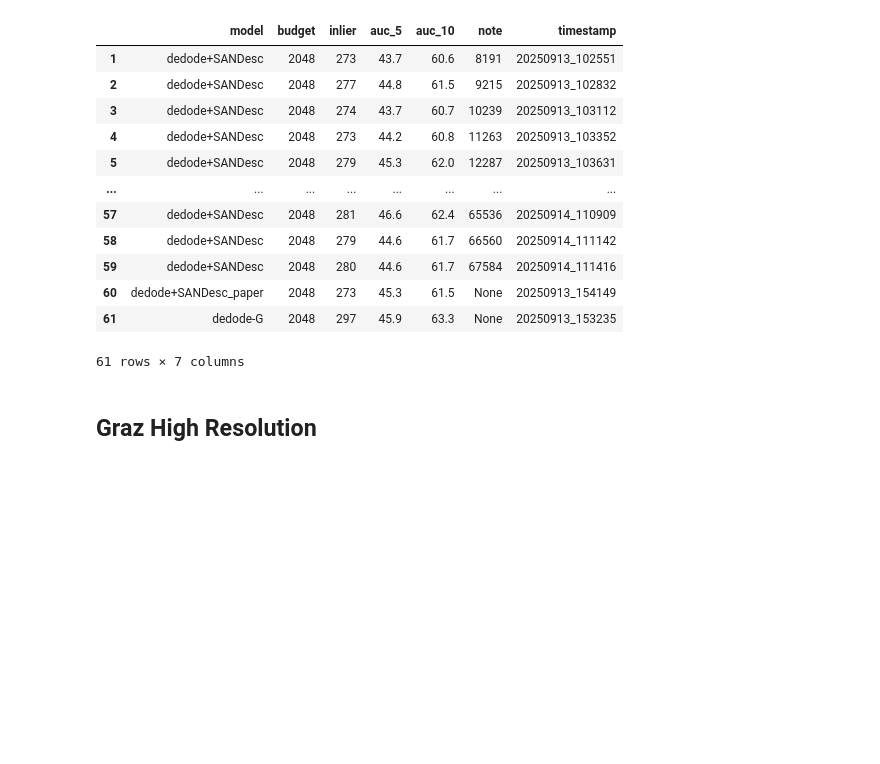
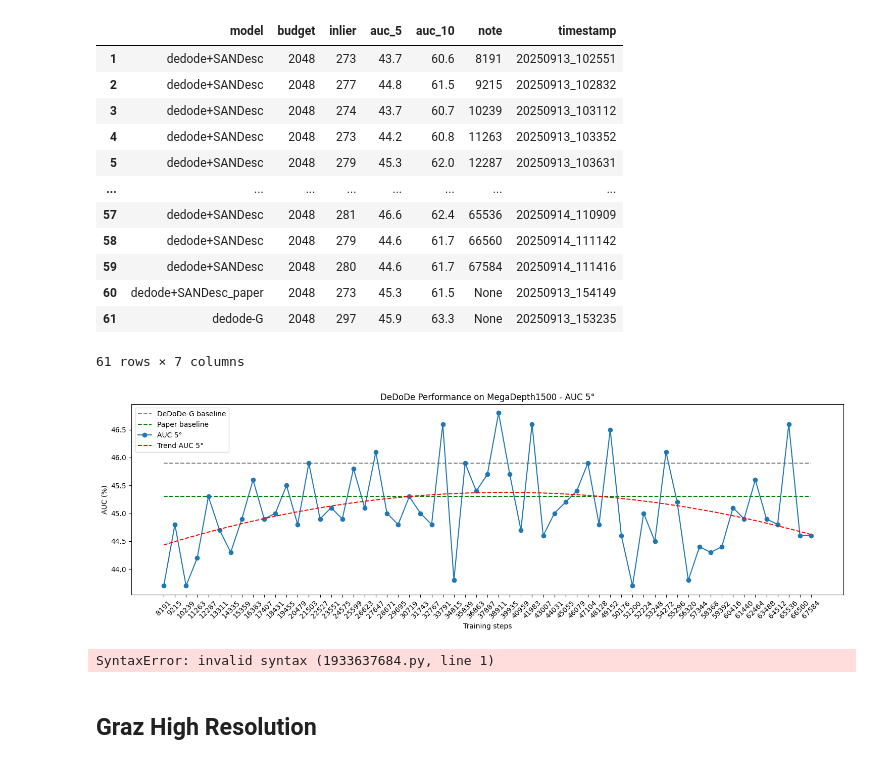
Before and after one commit to mattiadurso/keypoints_factory, a Jupyter notebook: benchmarks/read_results.ipynb, the cells around one changed output. Cells and saved outputs as stored; diff of their text form; code cells hidden in the pictures; blank space fills up the shorter version.

```diff
--- a/benchmarks/read_results.ipynb
+++ b/benchmarks/read_results.ipynb
@@ -62,6 +82,70 @@ df
 | 60 | dedode+SANDesc_paper | 2048 | 273 | 45.3 | 61.5 | None | 20250913_154149 |
 | 61 | dedode-G | 2048 | 297 | 45.9 | 63.3 | None | 20250913_153235 |
 61 rows × 7 columns
+# %%
+# plot int(note) vs metric for dedode only
+import numpy as np
+import matplotlib.pyplot as plt
+
+# Specify the metric to plot: 'inlier', 'auc_5', or 'auc_10'
+auc = 'auc_5'  # change to 'inlier', 'auc_5', or 'auc_10'
+
+df_plot = df[df['model'].str.contains('dedode') & ~df['note'].str.contains('None')]
+plt.figure(figsize=(15, 5))
+
+# Check if dedode-G exists in the data
+dedode_g_data = df[df['model']=='dedode-G']
+if len(dedode_g_data) > 0:
+    plt.hlines(y=dedode_g_data[auc].values[0],
+               xmin=df_plot['note'].astype(int).min(),
+               xmax=df_plot['note'].astype(int).max(),
+               colors='gray', linestyles='dashed', label='DeDoDe-G baseline')
+
+# Check if 'paper' model exists in the data
+paper_data = df[df['model'].str.contains('paper')]
+if len(paper_data) > 0:
+    plt.hlines(y=paper_data[auc].values[0],
+               xmin=df_plot['note'].astype(int).min(),
+               xmax=df_plot['note'].astype(int).max(),
+               colors='green', linestyles='dashed', label='Paper baseline')
+
+# Dynamic label based on metric
+if auc == 'inlier':
+    metric_label = 'Inliers'
+    ylabel = 'Number of Inliers'
+elif auc == 'auc_5':
+    metric_label = 'AUC 5°'
+    ylabel = 'AUC (%)'
+elif auc == 'auc_10':
+    metric_label = 'AUC 10°'
+    ylabel = 'AUC (%)'
+else:
+    metric_label = auc
+    ylabel = 'Value'
+
+# Main plot
+plt.plot(df_plot['note'].astype(int), df_plot[auc].values, marker='o', label=metric_label)
+
+# Estimate trend only if we have data
+if len(df_plot) > 1:
+    z = np.polyfit(df_plot['note'].astype(int), df_plot[auc].values, 2)
+    p = np.poly1d(z)
+    plt.plot(df_plot['note'].astype(int), p(df_plot['note'].astype(int)), "r--", label=f'Trend {metric_label}')
+
+plt.xticks(df_plot['note'].astype(int).unique())
+plt.legend()
+plt.xlabel('Training steps')
+plt.ylabel(ylabel)
+plt.xticks(rotation=45)
+plt.title(f'DeDoDe Performance on MegaDepth1500 - {metric_label}')
+plt.tight_layout()
+plt.show()
+# %% [output]
+[figure, added]
+# %%
+.
+# %% [output]
+SyntaxError: invalid syntax (1933637684.py, line 1)
 # %% [markdown]
 ## Graz High Resolution
 # %%
```
Also changed, not shown: parts of 5 cells of this notebook, 5 other files.
